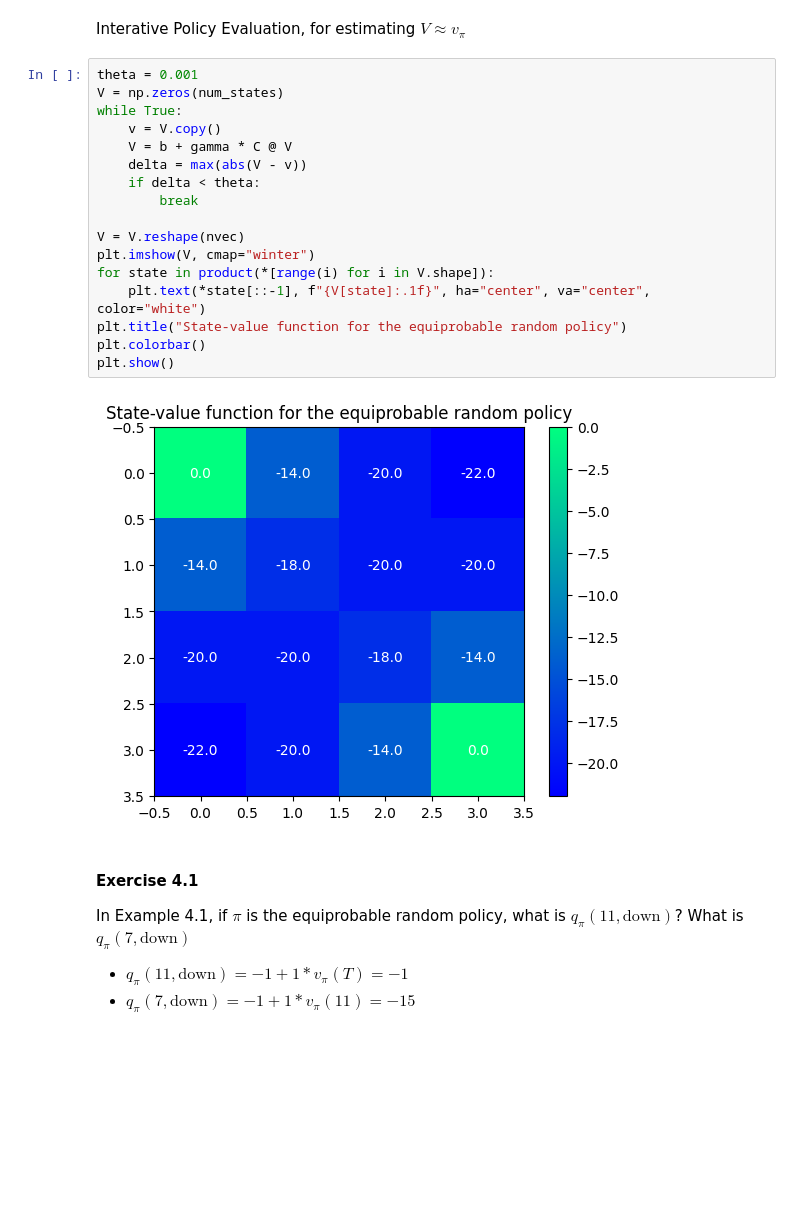
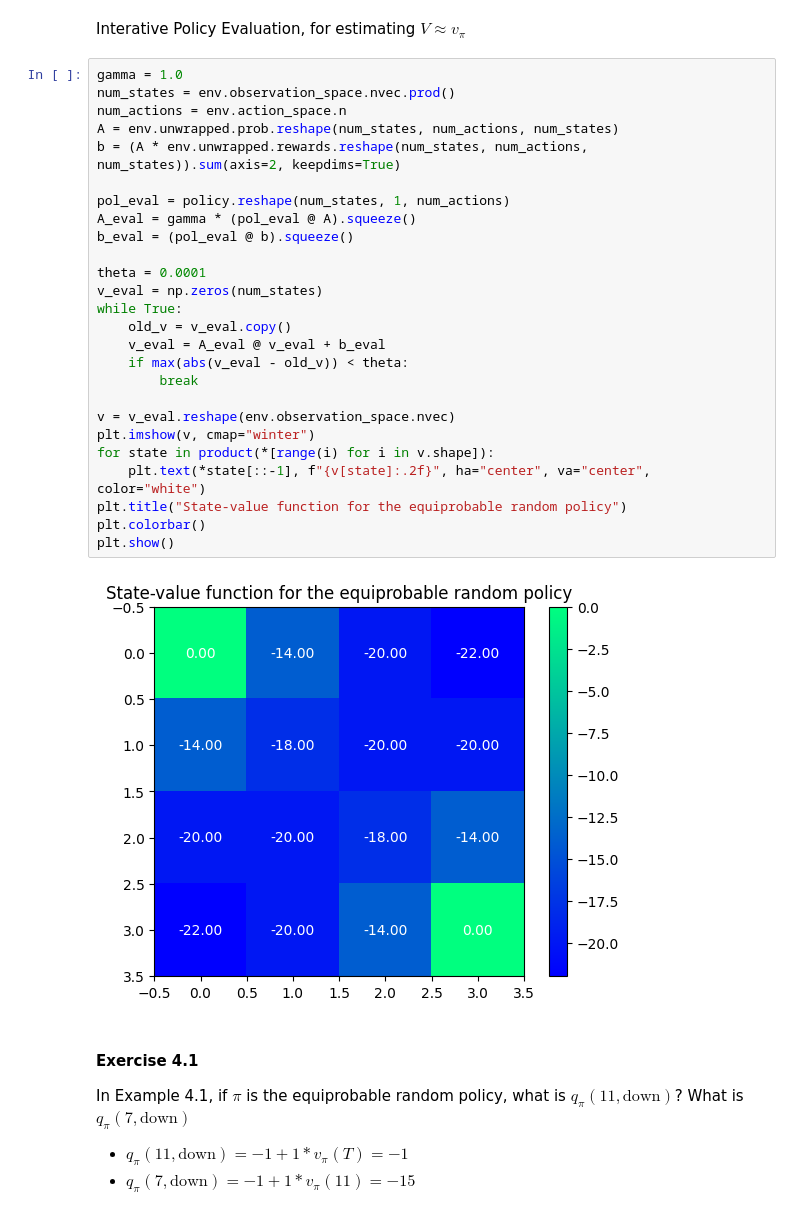
Before and after one commit to itsdaveba/rl-intro, a Jupyter notebook: chapter04/chapter04.ipynb, the cells around one changed output. Drawn from its saved outputs; the diff is of its cells as text; blank space fills up the shorter version.

```diff
--- a/chapter04/chapter04.ipynb
+++ b/chapter04/chapter04.ipynb
@@ -70,24 +72,33 @@ plt.show()
 # %% [markdown]
 Interative Policy Evaluation, for estimating $V \approx v_\pi$
 # %%
-theta = 0.001
-V = np.zeros(num_states)
+gamma = 1.0
+num_states = env.observation_space.nvec.prod()
+num_actions = env.action_space.n
+A = env.unwrapped.prob.reshape(num_states, num_actions, num_states)
+b = (A * env.unwrapped.rewards.reshape(num_states, num_actions, num_states)).sum(axis=2, keepdims=True)
+
+pol_eval = policy.reshape(num_states, 1, num_actions)
+A_eval = gamma * (pol_eval @ A).squeeze()
+b_eval = (pol_eval @ b).squeeze()
+
+theta = 0.0001
+v_eval = np.zeros(num_states)
 while True:
-    v = V.copy()
-    V = b + gamma * C @ V
-    delta = max(abs(V - v))
-    if delta < theta:
+    old_v = v_eval.copy()
+    v_eval = A_eval @ v_eval + b_eval
+    if max(abs(v_eval - old_v)) < theta:
         break
 
-V = V.reshape(nvec)
-plt.imshow(V, cmap="winter")
-for state in product(*[range(i) for i in V.shape]):
-    plt.text(*state[::-1], f"{V[state]:.1f}", ha="center", va="center", color="white")
+v = v_eval.reshape(env.observation_space.nvec)
+plt.imshow(v, cmap="winter")
+for state in product(*[range(i) for i in v.shape]):
+    plt.text(*state[::-1], f"{v[state]:.2f}", ha="center", va="center", color="white")
 plt.title("State-value function for the equiprobable random policy")
 plt.colorbar()
 plt.show()
 # %% [output]
-[figure, old version]
+[figure, new version]
 # %% [markdown]
 #### Exercise 4.1
 In Example 4.1, if $\pi$ is the equiprobable random policy, what is $q_\pi(11, \text{down})$? What is $q_\pi(7, \text{down})$
```
Also changed, not shown: parts of 15 cells of this notebook, 5 other files.
